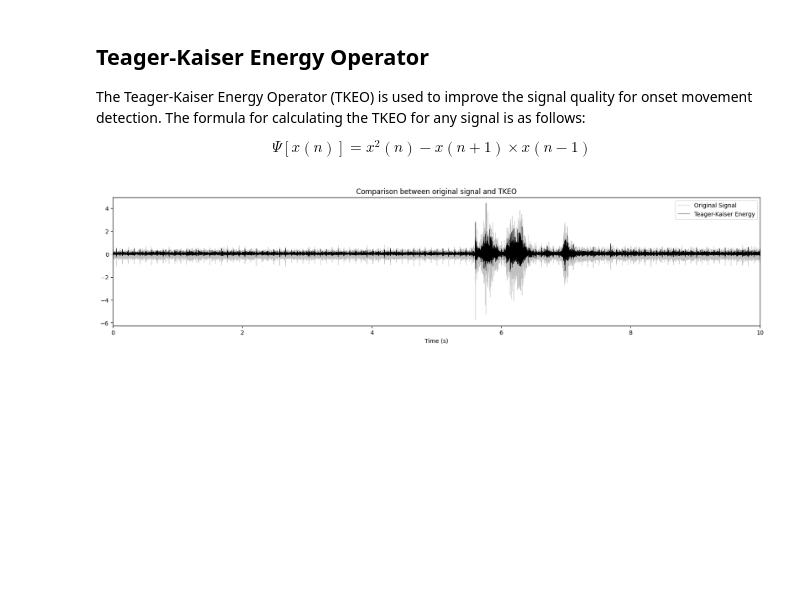
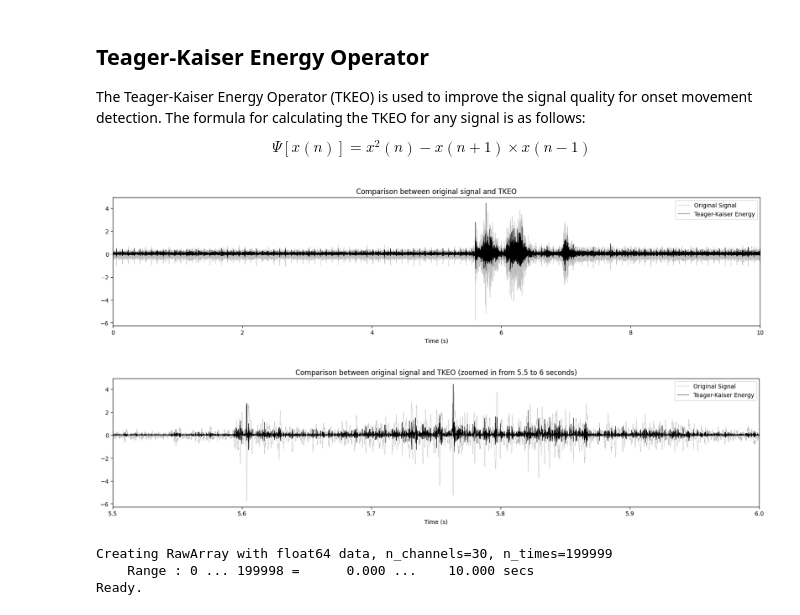
Before and after one commit to kerseviciute/spontaneous-movement, a Jupyter notebook: emg.ipynb, the cells around one changed output. Drawn from its saved outputs; the diff is of its cells as text; code cells hidden in the pictures; blank space fills up the shorter version.

Commit message:
Filter TKEO for movement detection.

```diff
--- a/emg.ipynb
+++ b/emg.ipynb
@@ -134,3 +133,30 @@ plt.title('Comparison between original signal and TKEO')
 plt.show()
 # %% [output]
 [figure]
+# %%
+plt.figure(figsize = (20, 4))
+plt.plot(t, signal, label = 'Original Signal', linewidth = 0.5, color = 'gray', alpha = 0.5)
+plt.plot(t[ 1:-1 ], tke, label = 'Teager-Kaiser Energy', linewidth = 0.5, color = 'black')
+plt.xlim(5.5, 6)
+plt.xlabel('Time (s)')
+plt.legend()
+plt.title('Comparison between original signal and TKEO (zoomed in from 5.5 to 6 seconds)')
+plt.show()
+# %% [output]
+[figure, added]
+# %%
+tke = [ ]
+
+for i, channel in enumerate(channels):
+    signal = raw.get_data(picks = channel)[ 0 ]
+    tke.append(TKEO(signal))
+
+tke = np.array(tke).transpose()
+
+ch_types = [ 'emg' for i in range(0, len(channels)) ]
+info = mne.create_info(ch_names = channels, sfreq = sfreq, ch_types = ch_types)
+tke = mne.io.RawArray(tke.T, info)
+# %% [output]
+Creating RawArray with float64 data, n_channels=30, n_times=199999
+    Range : 0 ... 199998 =      0.000 ...    10.000 secs
+Ready.
```
Also changed, not shown: parts of 7 cells of this notebook.
